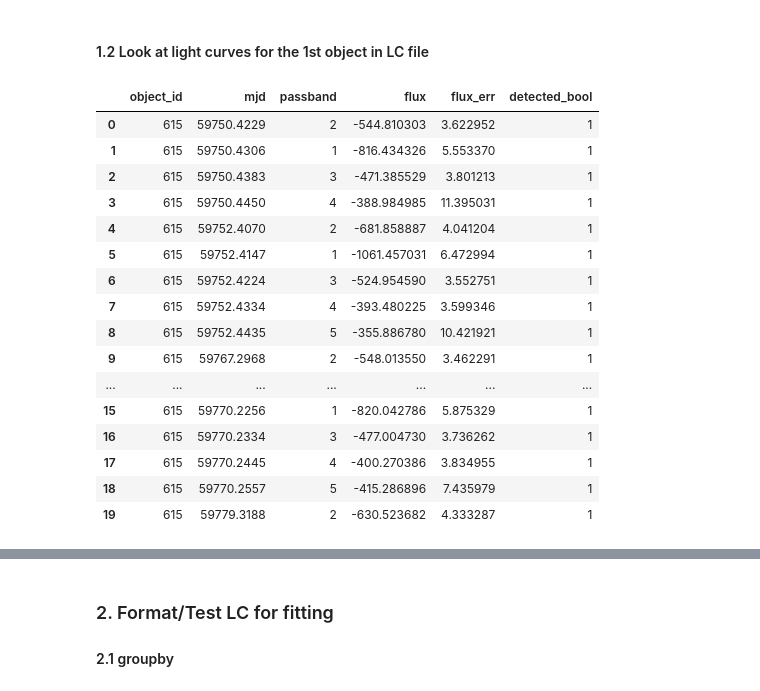
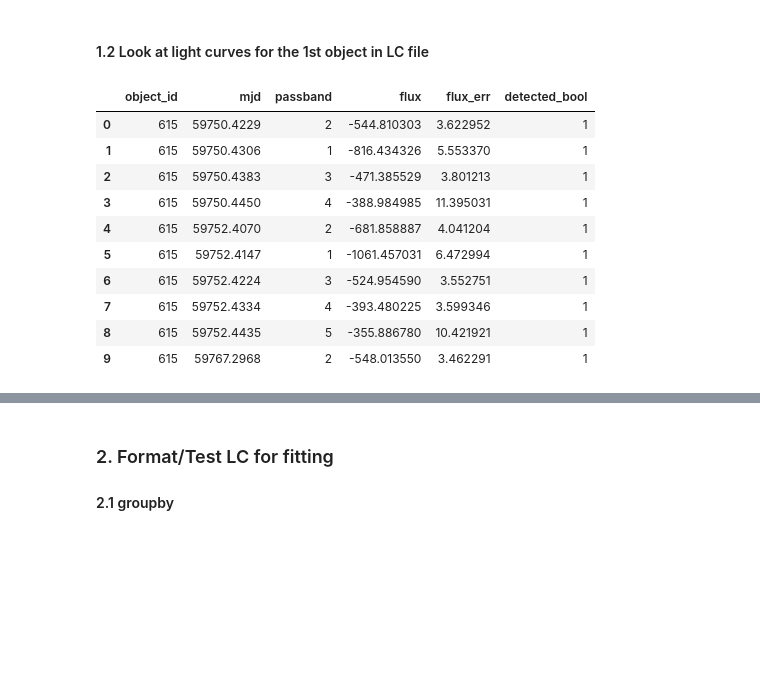
Before and after one commit to laofei177/plasticc_carma, a Jupyter notebook: notebooks/01_EDA.ipynb, the cells around one changed output, grey strips where cells are left out. Drawn from its saved outputs; the diff is of its cells as text; code cells hidden in the pictures; blank space fills up the shorter version.

```diff
--- a/notebooks/01_EDA.ipynb
+++ b/notebooks/01_EDA.ipynb
@@ -82,23 +82,17 @@ memory usage: 65.1 MB
 #### 1.2 Look at light curves for the 1st object in LC file
 # %%
 lc_615 = train_lc[train_lc.object_id == 615].copy()
-lc_615.head(20)
+lc_615.head(10)
 # %% [output]
 |  | object_id | mjd | passband | flux | flux_err | detected_bool |
 | 0 | 615 | 59750.4229 | 2 | -544.810303 | 3.622952 | 1 |
 | 1 | 615 | 59750.4306 | 1 | -816.434326 | 5.553370 | 1 |
 | 2 | 615 | 59750.4383 | 3 | -471.385529 | 3.801213 | 1 |
 | 3 | 615 | 59750.4450 | 4 | -388.984985 | 11.395031 | 1 |
 | 4 | 615 | 59752.4070 | 2 | -681.858887 | 4.041204 | 1 |
 | 5 | 615 | 59752.4147 | 1 | -1061.457031 | 6.472994 | 1 |
 | 6 | 615 | 59752.4224 | 3 | -524.954590 | 3.552751 | 1 |
 | 7 | 615 | 59752.4334 | 4 | -393.480225 | 3.599346 | 1 |
 | 8 | 615 | 59752.4435 | 5 | -355.886780 | 10.421921 | 1 |
 | 9 | 615 | 59767.2968 | 2 | -548.013550 | 3.462291 | 1 |
-| ... | ... | ... | ... | ... | ... | ... |
-| 15 | 615 | 59770.2256 | 1 | -820.042786 | 5.875329 | 1 |
-| 16 | 615 | 59770.2334 | 3 | -477.004730 | 3.736262 | 1 |
-| 17 | 615 | 59770.2445 | 4 | -400.270386 | 3.834955 | 1 |
-| 18 | 615 | 59770.2557 | 5 | -415.286896 | 7.435979 | 1 |
-| 19 | 615 | 59779.3188 | 2 | -630.523682 | 4.333287 | 1 |
 # %%
```
Also changed, not shown: parts of 10 cells of this notebook, 1 other file.
